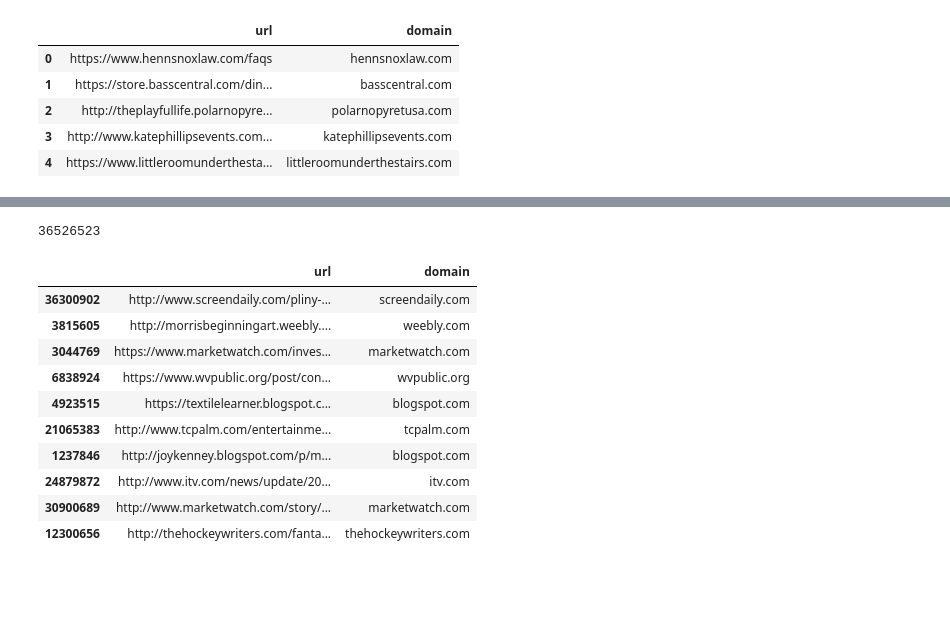
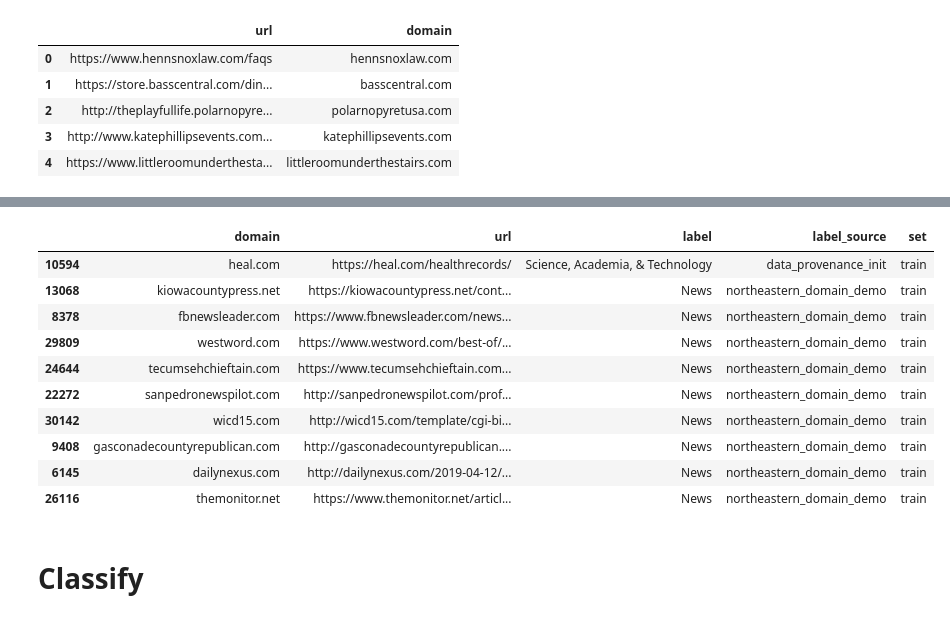
Before and after one commit to NHagar/cc-genealogy, a Jupyter notebook: url_labeling/sample_and_label_urls.ipynb, the cells around one changed output, grey strips where cells are left out. Drawn from its saved outputs; the diff is of its cells as text; code cells hidden in the pictures; blank space fills up the shorter version.

```diff
--- a/url_labeling/sample_and_label_urls.ipynb
+++ b/url_labeling/sample_and_label_urls.ipynb
@@ -117,28 +117,25 @@ filtered_df = filter_with_progress(df, domain_set)
 # %%
 # Get 3 urls from each domain
 # %%
-from collections import defaultdict
+import pandas as pd
 
-# Initialize a dictionary to store up to 3 URLs for each domain
-domain_urls = defaultdict(list)
+result_data = []
+processed_domains = set()
 
-# Process the filtered dataframe row by row
-for _, row in filtered_df.iterrows():
-    domain = row['domain']
-    url = row['url']
+# Group and process in one pass
+for domain, group in filtered_df.groupby('domain'):
+    if domain not in domain_set:
+        continue
 
-    # Store up to 3 URLs per domain
-    if len(domain_urls[domain]) < 3:
-        domain_urls[domain].append(url)
+    urls = group['url'].head(3).tolist()
+    result_data.extend([(domain, url) for url in urls])
+    processed_domains.add(domain)
 
-    # Early stopping if we have 3 URLs for all domains
-    if all(len(urls) >= 3 for urls in domain_urls.values() if domain in domain_set):
+    if len(processed_domains) % 1000 == 0:
+        print(f"Processed {len(processed_domains)}/{len(domain_set)} domains")
+
+    # Stop if we have all domains
+    if len(processed_domains) == len(domain_set):
         break
 
-# Convert the dictionary to a dataframe
-result_data = []
-for domain, urls in domain_urls.items():
-    for url in urls:
-        result_data.append({'domain': domain, 'url': url})
-
-result_df = pd.DataFrame(result_data)
+url_df = pd.DataFrame(result_data, columns=['domain', 'url'])
@@ -145,19 +153,16 @@ result_df = pd.DataFrame(result_data)
 # %%
 # Extract features
-len(filtered_df)
+url_df=url_df.merge(right=labels, left_on="domain", right_on="domain")
+url_df.sample(10)
 # %% [output]
-36526523
+|  | domain | url | label | label_source | set |
+| 10594 | heal.com | https://heal.com/healthrecords/ | Science, Academia, & Technology | data_provenance_init | train |
+| 13068 | kiowacountypress.net | https://kiowacountypress.net/cont... | News | northeastern_domain_demo | train |
+| 8378 | fbnewsleader.com | https://www.fbnewsleader.com/news... | News | northeastern_domain_demo | train |
+| 29809 | westword.com | https://www.westword.com/best-of/... | News | northeastern_domain_demo | train |
+| 24644 | tecumsehchieftain.com | https://www.tecumsehchieftain.com... | News | northeastern_domain_demo | train |
+| 22272 | sanpedronewspilot.com | http://sanpedronewspilot.com/prof... | News | northeastern_domain_demo | train |
+| 30142 | wicd15.com | http://wicd15.com/template/cgi-bi... | News | northeastern_domain_demo | train |
+| 9408 | gasconadecountyrepublican.com | http://gasconadecountyrepublican.... | News | northeastern_domain_demo | train |
+| 6145 | dailynexus.com | http://dailynexus.com/2019-04-12/... | News | northeastern_domain_demo | train |
+| 26116 | themonitor.net | https://www.themonitor.net/articl... | News | northeastern_domain_demo | train |
-# %%
-filtered_df.sample(10)
-# %% [output]
-|  | url | domain |
-| 36300902 | http://www.screendaily.com/pliny-... | screendaily.com |
-| 3815605 | http://morrisbeginningart.weebly.... | weebly.com |
-| 3044769 | https://www.marketwatch.com/inves... | marketwatch.com |
-| 6838924 | https://www.wvpublic.org/post/con... | wvpublic.org |
-| 4923515 | https://textilelearner.blogspot.c... | blogspot.com |
-| 21065383 | http://www.tcpalm.com/entertainme... | tcpalm.com |
-| 1237846 | http://joykenney.blogspot.com/p/m... | blogspot.com |
-| 24879872 | http://www.itv.com/news/update/20... | itv.com |
-| 30900689 | http://www.marketwatch.com/story/... | marketwatch.com |
-| 12300656 | http://thehockeywriters.com/fanta... | thehockeywriters.com |
@@ -165,0 +169,2 @@ filtered_df.sample(10)
+# %% [markdown]
+# Classify
```
Also changed, not shown: parts of 6 cells of this notebook, 1 other file.
